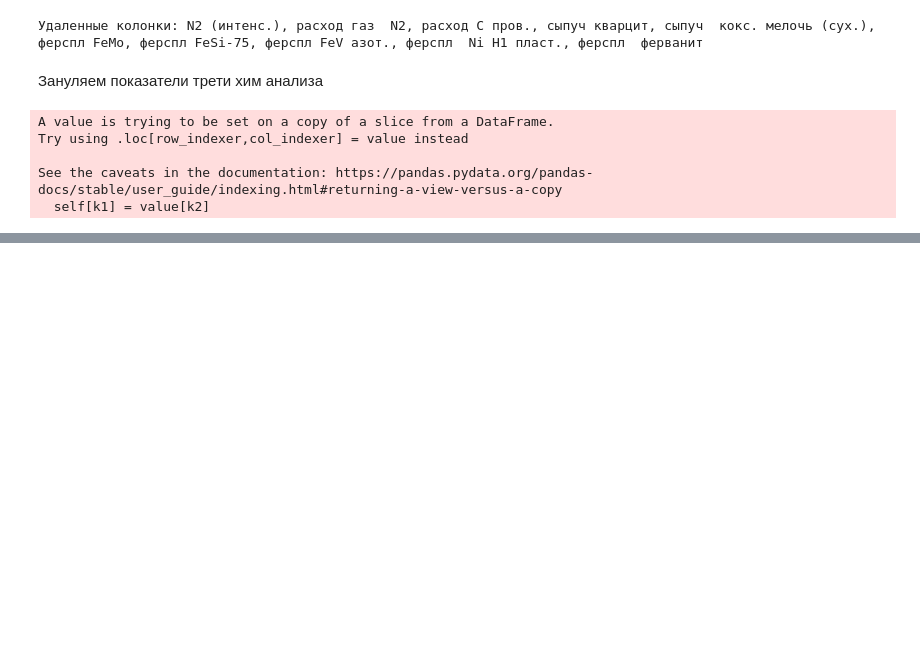
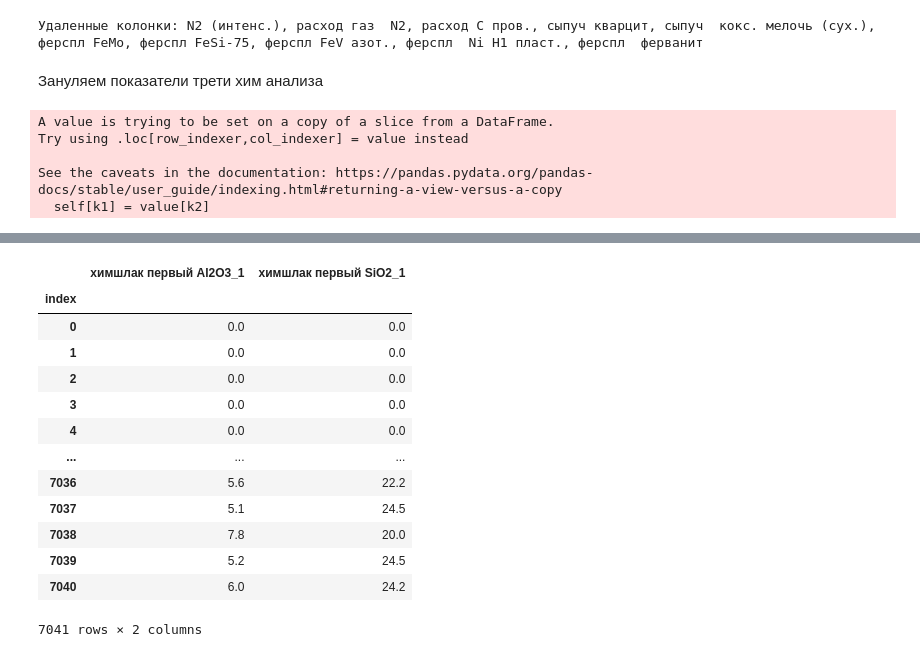
Before and after one commit to OnlyOneUseAcc/Evraz-SCC-prediction, a Jupyter notebook: EDA.ipynb, the cells around one changed output, grey strips where cells are left out. Cells and saved outputs as stored; diff of their text form; code cells hidden in the pictures; blank space fills up the shorter version.

```diff
--- a/EDA.ipynb
+++ b/EDA.ipynb
@@ -130,0 +224,9 @@ plt.savefig(f'{SOURCE_DATA}correletion_map.png')
+# %%
+useless_list = []
+for ind in corr_data.index:
+    for col in corr_data.columns:
+        if ind != col and abs(corr_data.loc[ind, col] >= 0.9 ):
+            if [col, ind, corr_data.loc[ind, col]] not in useless_list:
+                useless_list.append([ind, col, corr_data.loc[ind, col]])
+
+useless_list
@@ -131,2 +251,21 @@ plt.savefig(f'{SOURCE_DATA}correletion_map.png')
+# %%
+useless_list = np.array(useless_list)
 # %%
 dropped_data.to_csv(POST_PROCESSING_DATA, sep='\t', index=False)
+# %%
+dropped_data[useless_list[-2, 0:2]]
+# %% [output]
+|  | химшлак первый Al2O3_1 | химшлак первый SiO2_1 |
+| index |  |  |
+| 0 | 0.0 | 0.0 |
+| 1 | 0.0 | 0.0 |
+| 2 | 0.0 | 0.0 |
+| 3 | 0.0 | 0.0 |
+| 4 | 0.0 | 0.0 |
+| ... | ... | ... |
+| 7036 | 5.6 | 22.2 |
+| 7037 | 5.1 | 24.5 |
+| 7038 | 7.8 | 20.0 |
+| 7039 | 5.2 | 24.5 |
+| 7040 | 6.0 | 24.2 |
+7041 rows × 2 columns
```
Also changed, not shown: parts of 28 cells of this notebook, 4 other files.
